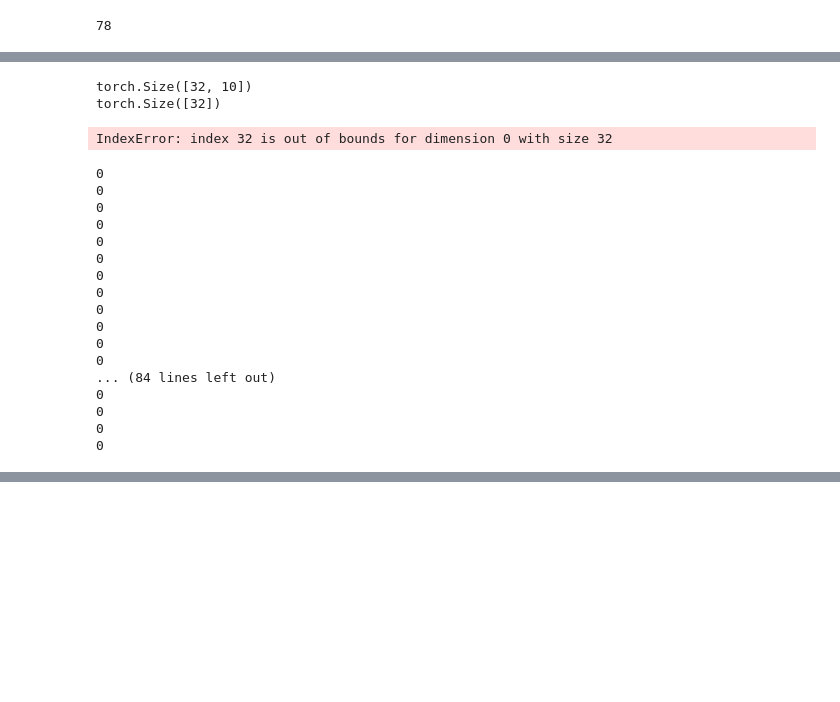
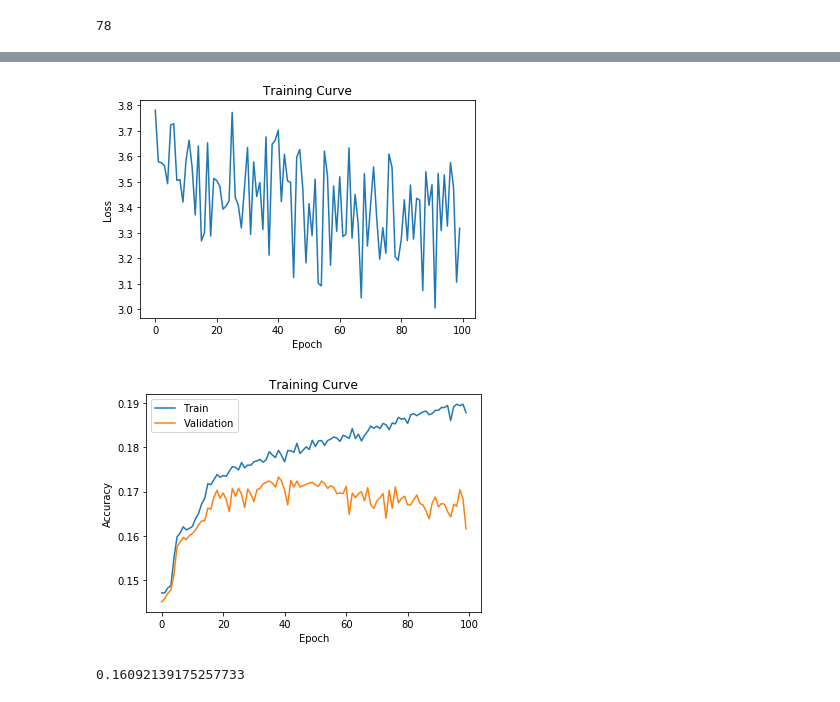
Before and after one commit to mohsenpour/PredictMoji, a Jupyter notebook: Base_Model.ipynb, the cells around one changed output, grey strips where cells are left out. Saved outputs shown, nothing was run; the diff lists cells and outputs as text; code cells hidden in the pictures; blank space fills up the shorter version.

Commit message:
added the training code and trained the base model for 100 epochs

```diff
--- a/Base_Model.ipynb
+++ b/Base_Model.ipynb
@@ -281,32 +279,41 @@ test_loader = TweetBatcher(test, batch_size=32, drop_last=True)
-# %%
-for tweets, labels in test_loader:
-    print(tweets.shape)
-    print(labels.shape)
-    print(tweets[32])
-    break
-# %% [output]
-torch.Size([32, 10])
-torch.Size([32])
-IndexError: index 32 is out of bounds for dimension 0 with size 32
-# %%
-for i in range(100):
-    test_loader = TweetBatcher(test, batch_size=32, drop_last=False)
-    (get_accuracy(model, test_loader))
-# %% [output]
-0
-0
-0
-0
-0
-0
-0
-0
-0
-0
-0
-0
-... (84 lines left out)
-0
-0
-0
-0
+# %%
+def train_rnn_network(model, train, valid, num_epochs=5, learning_rate=1e-5):
+    criterion = nn.CrossEntropyLoss()
+    optimizer = torch.optim.Adam(model.parameters(), lr=learning_rate)
+    losses, train_acc, valid_acc = [], [], []
+    epochs = []
+    for epoch in range(num_epochs):
+        for tweets, labels in train:
+            optimizer.zero_grad()
+            pred = model(tweets)
+            loss = criterion(pred, labels)
+            loss.backward()
+            optimizer.step()
+        losses.append(float(loss))
+
+        epochs.append(epoch)
+        train_acc.append(get_accuracy(model, train_loader))
+        valid_acc.append(get_accuracy(model, valid_loader))
+        print("Epoch %d; Loss %f; Train Acc %f; Val Acc %f" % (
+              epoch+1, loss, train_acc[-1], valid_acc[-1]))
+    # plotting
+    plt.title("Training Curve")
+    plt.plot(losses, label="Train")
+    plt.xlabel("Epoch")
+    plt.ylabel("Loss")
+    plt.show()
+
+    plt.title("Training Curve")
+    plt.plot(epochs, train_acc, label="Train")
+    plt.plot(epochs, valid_acc, label="Validation")
+    plt.xlabel("Epoch")
+    plt.ylabel("Accuracy")
+    plt.legend(loc='best')
+    plt.show()
+# %%
+model = TweetRNN(input_size=50, hidden_size=50, num_classes=len(interesting_labels.wanted_list))
+train_loader = TweetBatcher(train, batch_size=64, drop_last=True)
+valid_loader = TweetBatcher(valid, batch_size=64, drop_last=False)
+train_rnn_network(model, train_loader, valid_loader, num_epochs=100, learning_rate=2e-4)
+get_accuracy(model, test_loader)
+# %% [output]
@@ -312,0 +337,3 @@ for i in range(100):
+[figure, added]
+[figure, added]
+0.16092139175257733
```
Also changed, not shown: parts of 7 cells of this notebook.
